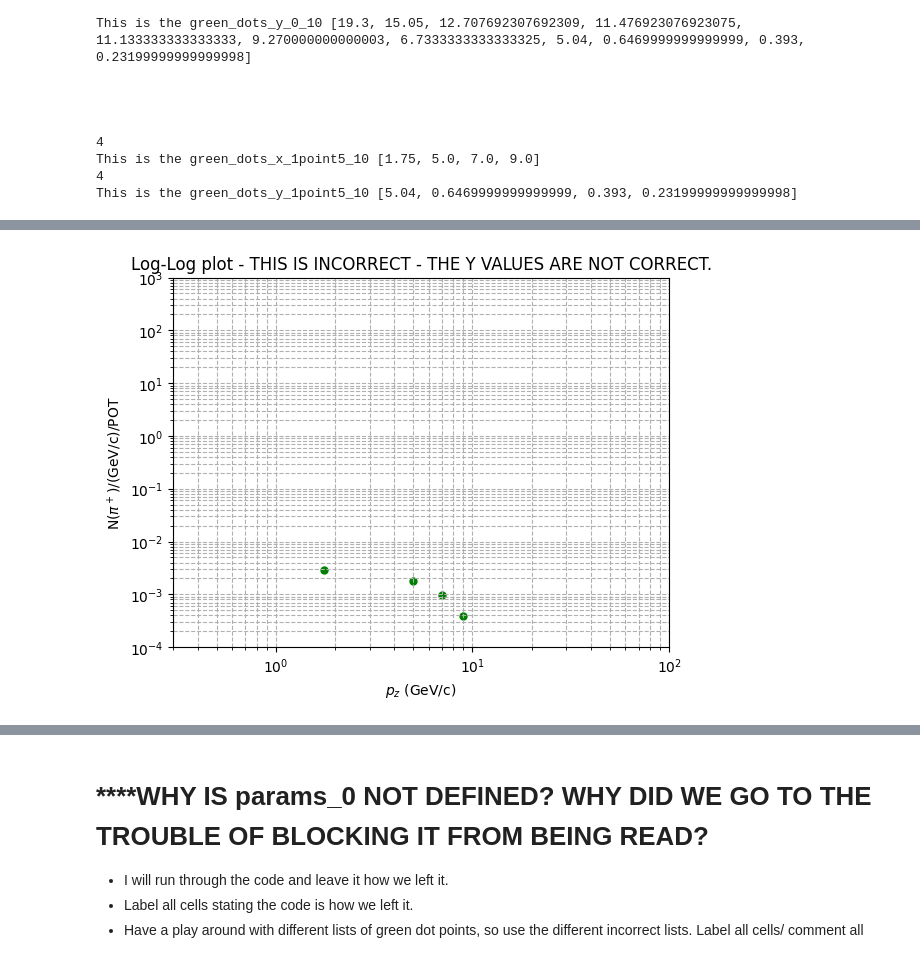
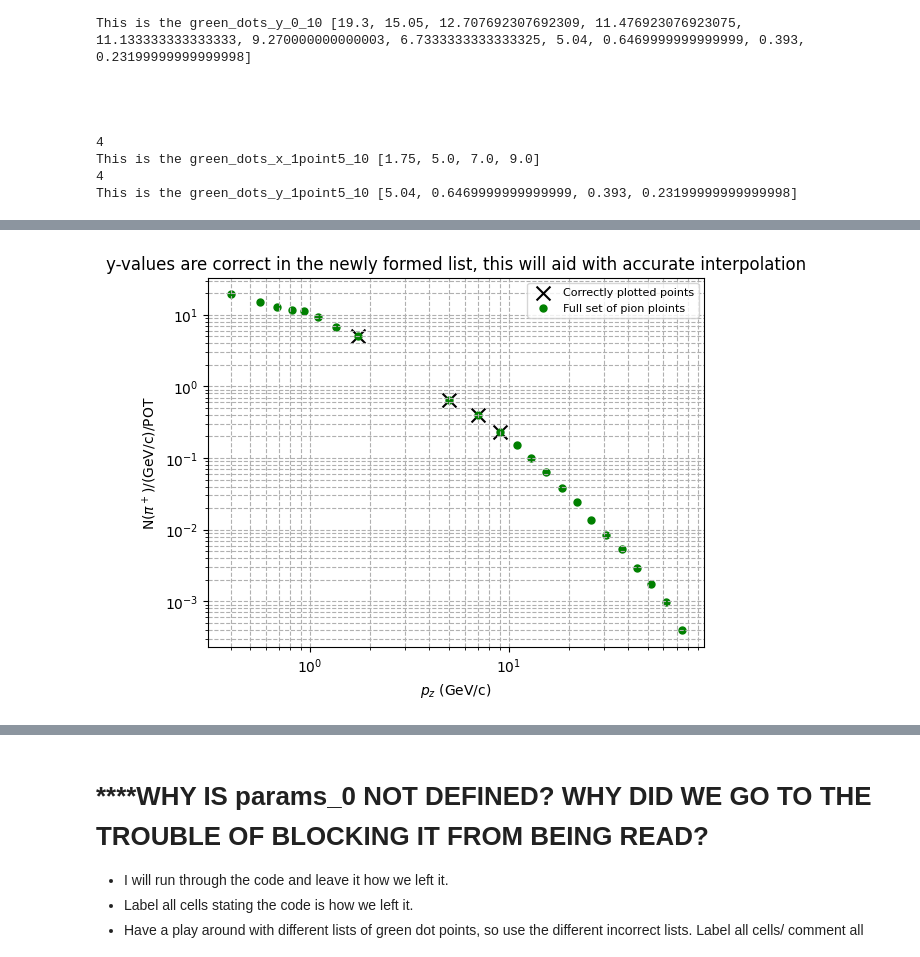
Before and after one commit to MrD0balina/Fourth-Year-Project---Neutrino-Oscillations, a Jupyter notebook: First_Notebook_SEM2_Consolidating_SEM_1_progress.ipynb, the cells around one changed output, grey strips where cells are left out. Drawn from its saved outputs; the diff is of its cells as text; code cells hidden in the pictures.

```diff
--- a/First_Notebook_SEM2_Consolidating_SEM_1_progress.ipynb
+++ b/First_Notebook_SEM2_Consolidating_SEM_1_progress.ipynb
@@ -634,16 +776,20 @@ This is the green_dots_y_1point5_10 [5.04, 0.6469999999999999, 0.393, 0.23199999
 # %%
-plt.scatter(   x = green_dots_x_only_between_1_5_and_10   ,   y = green_dots_y_only_between_1_5_and_10   ,   c = "green" , s = 25 , label =  labels_list )
+plt.scatter(   x = green_dots_x_1point5_10   ,   y = green_dots_y_1point5_10   ,   c = "black" , marker = "x" , s = 100 , label =  "Correctly plotted points" )
 
-plt.title("\n".join(wrap(r"Log-Log plot - THIS IS INCORRECT - THE Y VALUES ARE NOT CORRECT." , 120 ) ) )
+plt.scatter(   x = green_dots_only_x_axis_values_list   ,   y = green_dots_only_y_axis_values_list   ,   c = "green" , s = 25 , label =  "Full set of pion ploints" )
+
+plt.title("\n".join(wrap(r"y-values are correct in the newly formed list, this will aid with accurate interpolation" , 90 ) ) )
+
+plt.xscale("log")
+plt.yscale("log")
 
 plt.xlabel(r"$p_{z}$ (GeV/c)")
 plt.ylabel(r"N($\pi^+$)/(GeV/c)/POT")
 
-plt.xscale("log")
-plt.yscale("log")
-plt.xlim(0.3 , 100)
-plt.ylim(10e-5 , 10e2)
+plt.legend(fontsize = 8)
 
 plt.grid( True , which = "both" , ls = "--" )
+
+plt.show()
 # %% [output]
-[figure, old version]
+[figure, new version]
```
Also changed, not shown: parts of 31 cells of this notebook.
